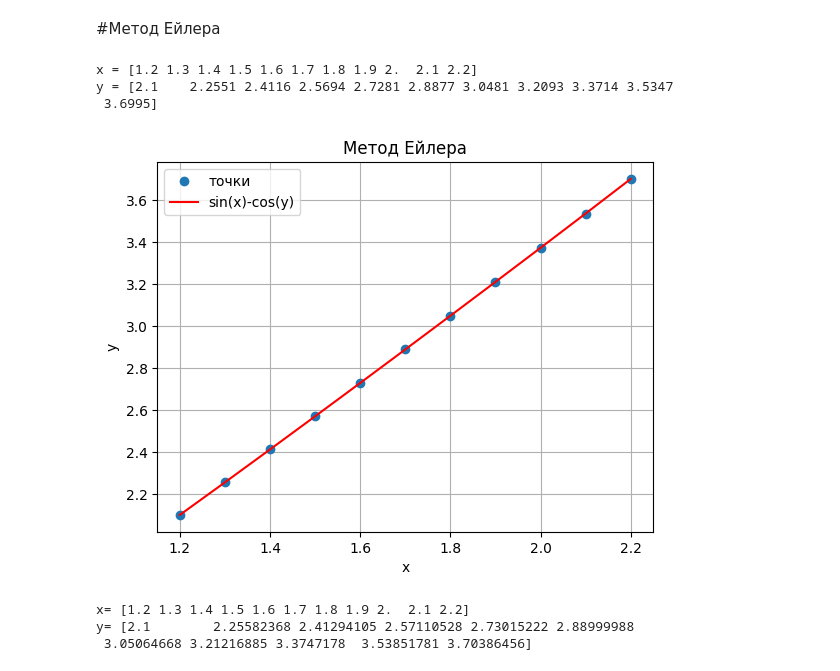
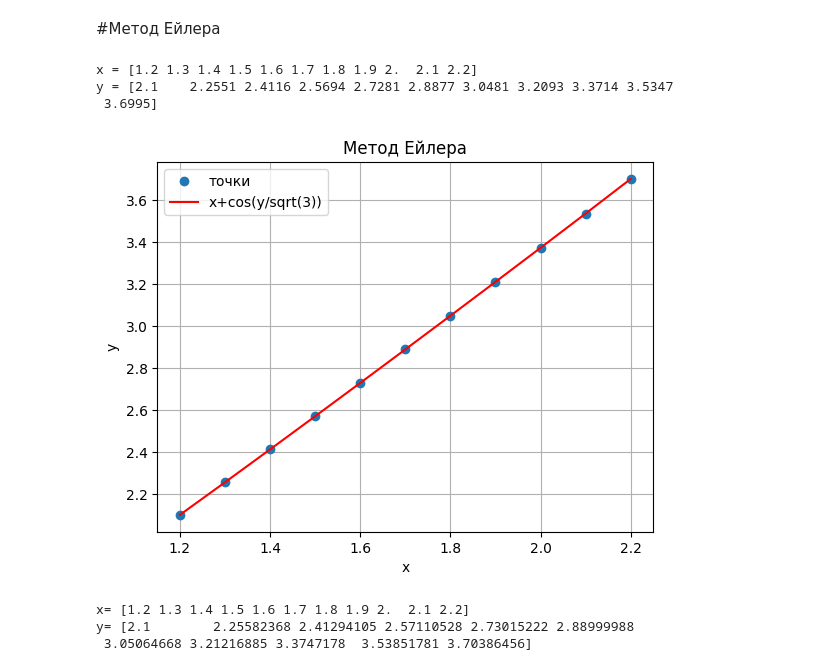
Before and after one commit to DzhuJK/Chiselni-Metodi, a Jupyter notebook: ЛР13_Лац_ipynb".ipynb, the cells around one changed output. Drawn from its saved outputs; the diff is of its cells as text; code cells hidden in the pictures.

```diff
--- a/ЛР13_Лац_ipynb".ipynb
+++ b/ЛР13_Лац_ipynb".ipynb
@@ -21,35 +21,35 @@ a, b, h, y0 = 1.2, 2.2, 0.1, 2.1
 if h <= 0:
     print("Крок h повинен бути позитивним.")
     exit()
 if a >= b:
     print("Права межа b повинна бути більшою за ліву межу a.")
     exit()
 
 n = int((b - a) / h) # кількість кроків
 
 x = np.array([a + i*h for i in range(n + 1)]) # задаємо x генератором списків
 
 y = np.empty(n + 1)
 y[0] = y0
 
 for i in range(n):
     y[i + 1] = y[i] + f(x[i], y[i]) * h
 
 y_rounded = np.round_(y, 4)
 print("x =", x, "\ny =", y_rounded)
 
 plt.plot(x, y, "o", x, y, "red")
 plt.xlabel("x")
 plt.ylabel("y")
 plt.title("Метод Ейлера")
-plt.legend(["точки", "sin(x)-cos(y)"])
+plt.legend(["точки", "x+cos(y/sqrt(3))"])
 plt.grid()
 plt.show()
 # %% [output]
 x = [1.2 1.3 1.4 1.5 1.6 1.7 1.8 1.9 2.  2.1 2.2]
 y = [2.1    2.2551 2.4116 2.5694 2.7281 2.8877 3.0481 3.2093 3.3714 3.5347
  3.6995]
-[figure, old version]
+[figure, new version]
 # %%
 #Додати перевірку odeint для першого завдання
 import numpy as np
```
Also changed, not shown: parts of 1 cell of this notebook.
